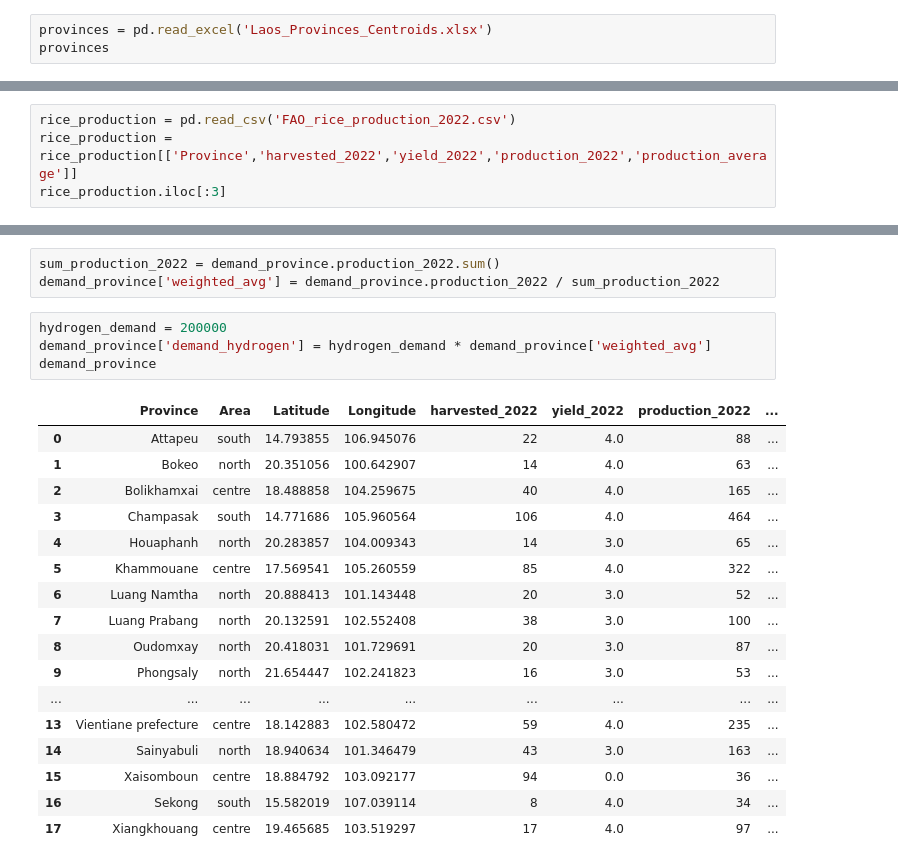
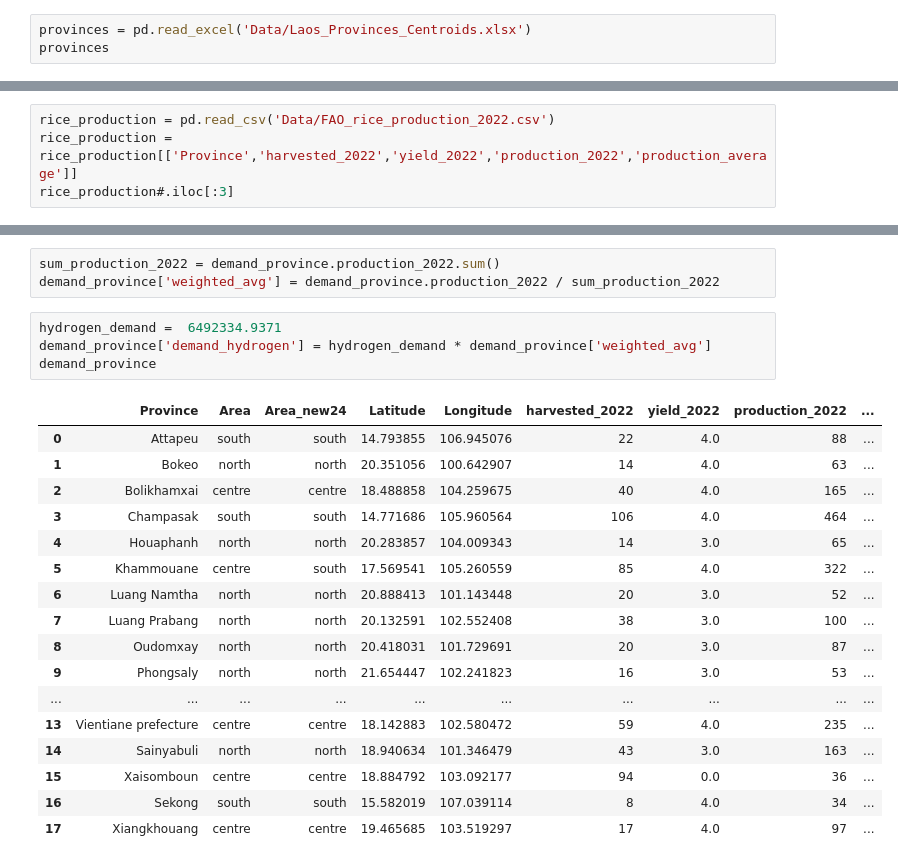
Before and after one commit to lukasschirren/GeoH2-Laos-Master-Thesis, a Jupyter notebook: Laos_specific/demand_provinces.ipynb, the cells around one changed output, grey strips where cells are left out. Saved outputs shown, nothing was run; the diff lists cells and outputs as text.

```diff
--- a/Laos_specific/demand_provinces.ipynb
+++ b/Laos_specific/demand_provinces.ipynb
@@ -53,6 +53,6 @@ display(laos_map)
 # %% [output]
 [interactive output not drawn]
 # %%
-provinces = pd.read_excel('Laos_Provinces_Centroids.xlsx')
+provinces = pd.read_excel('Data/Laos_Provinces_Centroids.xlsx')
 provinces
 # %% [output]
@@ -76,6 +76,6 @@ provinces
 # %%
-rice_production = pd.read_csv('FAO_rice_production_2022.csv')
+rice_production = pd.read_csv('Data/FAO_rice_production_2022.csv')
 rice_production = rice_production[['Province','harvested_2022','yield_2022','production_2022','production_average']]
-rice_production.iloc[:3]
+rice_production#.iloc[:3]
 # %% [output]
 |  | Province | harvested_2022 | yield_2022 | production_2022 | production_average |
@@ -107,27 +120,27 @@ demand_province
 sum_production_2022 = demand_province.production_2022.sum()
 demand_province['weighted_avg'] = demand_province.production_2022 / sum_production_2022
 # %%
-hydrogen_demand = 200000
+hydrogen_demand =  6492334.9371
 demand_province['demand_hydrogen'] = hydrogen_demand * demand_province['weighted_avg']
 demand_province
 # %% [output]
-|  | Province | Area | Latitude | Longitude | harvested_2022 | yield_2022 | production_2022 | ... |
-| 0 | Attapeu | south | 14.793855 | 106.945076 | 22 | 4.0 | 88 | ... |
-| 1 | Bokeo | north | 20.351056 | 100.642907 | 14 | 4.0 | 63 | ... |
-| 2 | Bolikhamxai | centre | 18.488858 | 104.259675 | 40 | 4.0 | 165 | ... |
-| 3 | Champasak | south | 14.771686 | 105.960564 | 106 | 4.0 | 464 | ... |
-| 4 | Houaphanh | north | 20.283857 | 104.009343 | 14 | 3.0 | 65 | ... |
-| 5 | Khammouane | centre | 17.569541 | 105.260559 | 85 | 4.0 | 322 | ... |
-| 6 | Luang Namtha | north | 20.888413 | 101.143448 | 20 | 3.0 | 52 | ... |
-| 7 | Luang Prabang | north | 20.132591 | 102.552408 | 38 | 3.0 | 100 | ... |
-| 8 | Oudomxay | north | 20.418031 | 101.729691 | 20 | 3.0 | 87 | ... |
-| 9 | Phongsaly | north | 21.654447 | 102.241823 | 16 | 3.0 | 53 | ... |
-| ... | ... | ... | ... | ... | ... | ... | ... | ... |
-| 13 | Vientiane prefecture | centre | 18.142883 | 102.580472 | 59 | 4.0 | 235 | ... |
-| 14 | Sainyabuli | north | 18.940634 | 101.346479 | 43 | 3.0 | 163 | ... |
-| 15 | Xaisomboun | centre | 18.884792 | 103.092177 | 94 | 0.0 | 36 | ... |
-| 16 | Sekong | south | 15.582019 | 107.039114 | 8 | 4.0 | 34 | ... |
-| 17 | Xiangkhouang | centre | 19.465685 | 103.519297 | 17 | 4.0 | 97 | ... |
+|  | Province | Area | Area_new24 | Latitude | Longitude | harvested_2022 | yield_2022 | production_2022 | ... |
+| 0 | Attapeu | south | south | 14.793855 | 106.945076 | 22 | 4.0 | 88 | ... |
+| 1 | Bokeo | north | north | 20.351056 | 100.642907 | 14 | 4.0 | 63 | ... |
+| 2 | Bolikhamxai | centre | centre | 18.488858 | 104.259675 | 40 | 4.0 | 165 | ... |
+| 3 | Champasak | south | south | 14.771686 | 105.960564 | 106 | 4.0 | 464 | ... |
+| 4 | Houaphanh | north | north | 20.283857 | 104.009343 | 14 | 3.0 | 65 | ... |
+| 5 | Khammouane | centre | south | 17.569541 | 105.260559 | 85 | 4.0 | 322 | ... |
+| 6 | Luang Namtha | north | north | 20.888413 | 101.143448 | 20 | 3.0 | 52 | ... |
+| 7 | Luang Prabang | north | north | 20.132591 | 102.552408 | 38 | 3.0 | 100 | ... |
+| 8 | Oudomxay | north | north | 20.418031 | 101.729691 | 20 | 3.0 | 87 | ... |
+| 9 | Phongsaly | north | north | 21.654447 | 102.241823 | 16 | 3.0 | 53 | ... |
+| ... | ... | ... | ... | ... | ... | ... | ... | ... | ... |
+| 13 | Vientiane prefecture | centre | centre | 18.142883 | 102.580472 | 59 | 4.0 | 235 | ... |
+| 14 | Sainyabuli | north | north | 18.940634 | 101.346479 | 43 | 3.0 | 163 | ... |
+| 15 | Xaisomboun | centre | centre | 18.884792 | 103.092177 | 94 | 0.0 | 36 | ... |
+| 16 | Sekong | south | south | 15.582019 | 107.039114 | 8 | 4.0 | 34 | ... |
+| 17 | Xiangkhouang | centre | centre | 19.465685 | 103.519297 | 17 | 4.0 | 97 | ... |
 # %%
 demand_province
 # %% [output]
```
Also changed, not shown: parts of 17 cells of this notebook, 47 other files.
